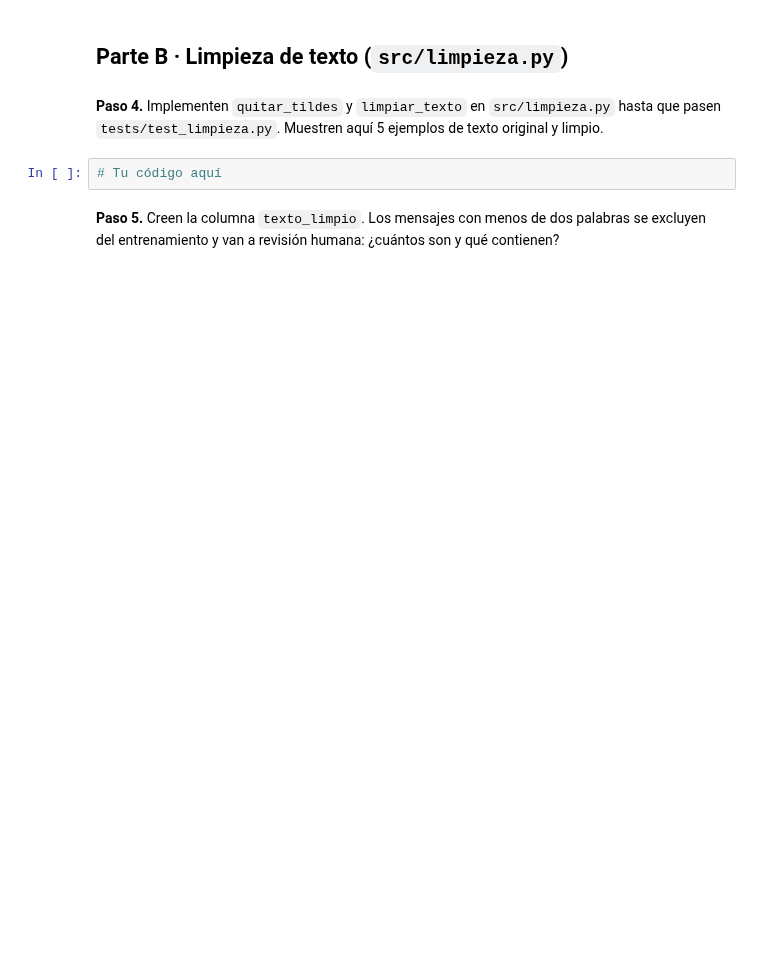
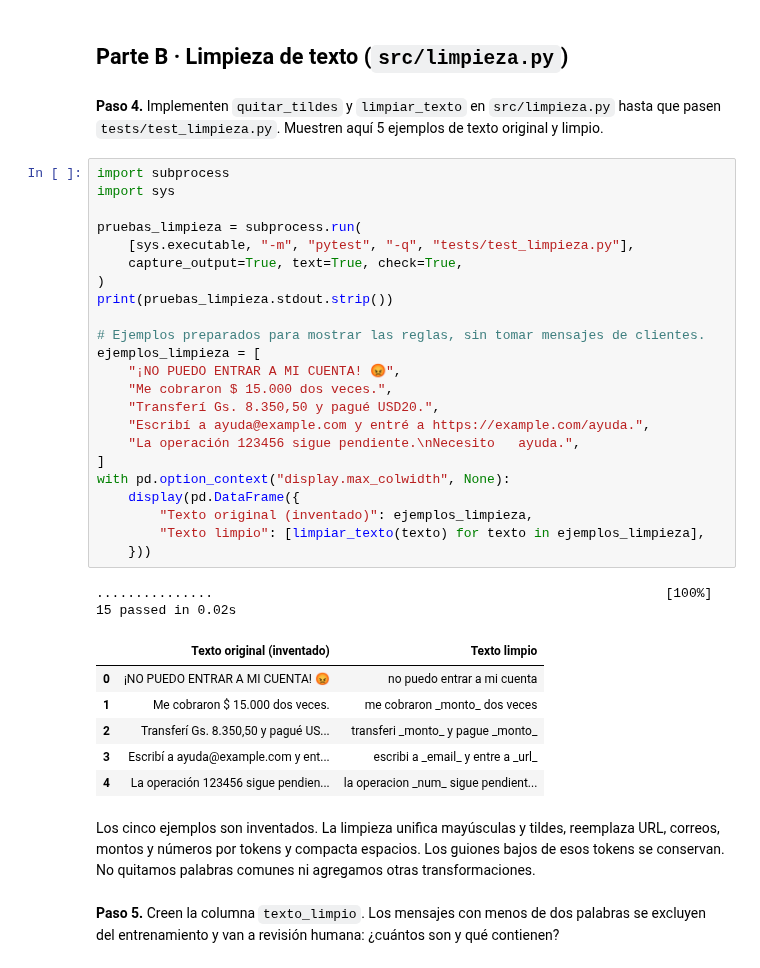
Before and after one commit to juanquiros/ml-cauce-naive-bayes, a Jupyter notebook: caso1_cauce/caso1_cauce.ipynb, the cells around one changed output. Saved outputs shown, nothing was run; the diff lists cells and outputs as text; blank space fills up the shorter version.

```diff
--- a/caso1_cauce/caso1_cauce.ipynb
+++ b/caso1_cauce/caso1_cauce.ipynb
@@ -43,7 +203,39 @@ Ejecuten esta celda cada vez que terminen una función de `src/`.
 # %% [markdown]
 **Paso 4.** Implementen `quitar_tildes` y `limpiar_texto` en `src/limpieza.py` hasta que pasen `tests/test_limpieza.py`. Muestren aquí 5 ejemplos de texto original y limpio.
 # %%
-# Tu código aquí
+import subprocess
+import sys
+
+pruebas_limpieza = subprocess.run(
+    [sys.executable, "-m", "pytest", "-q", "tests/test_limpieza.py"],
+    capture_output=True, text=True, check=True,
+)
+print(pruebas_limpieza.stdout.strip())
+
+# Ejemplos preparados para mostrar las reglas, sin tomar mensajes de clientes.
+ejemplos_limpieza = [
+    "¡NO PUEDO ENTRAR A MI CUENTA! 😡",
+    "Me cobraron $ 15.000 dos veces.",
+    "Transferí Gs. 8.350,50 y pagué USD20.",
+    "Escribí a ayuda@example.com y entré a https://example.com/ayuda.",
+    "La operación 123456 sigue pendiente.\nNecesito   ayuda.",
+]
+with pd.option_context("display.max_colwidth", None):
+    display(pd.DataFrame({
+        "Texto original (inventado)": ejemplos_limpieza,
+        "Texto limpio": [limpiar_texto(texto) for texto in ejemplos_limpieza],
+    }))
+# %% [output]
+...............                                                          [100%]
+15 passed in 0.02s
+|  | Texto original (inventado) | Texto limpio |
+| 0 | ¡NO PUEDO ENTRAR A MI CUENTA! 😡 | no puedo entrar a mi cuenta |
+| 1 | Me cobraron $ 15.000 dos veces. | me cobraron _monto_ dos veces |
+| 2 | Transferí Gs. 8.350,50 y pagué US... | transferi _monto_ y pague _monto_ |
+| 3 | Escribí a ayuda@example.com y ent... | escribi a _email_ y entre a _url_ |
+| 4 | La operación 123456 sigue pendien... | la operacion _num_ sigue pendient... |
+# %% [markdown]
+Los cinco ejemplos son inventados. La limpieza unifica mayúsculas y tildes, reemplaza URL, correos, montos y números por tokens y compacta espacios. Los guiones bajos de esos tokens se conservan. No quitamos palabras comunes ni agregamos otras transformaciones.
 # %% [markdown]
 **Paso 5.** Creen la columna `texto_limpio`. Los mensajes con menos de dos palabras se excluyen del entrenamiento y van a revisión humana: ¿cuántos son y qué contienen?
 # %%
```
Also changed, not shown: parts of 11 cells of this notebook.
